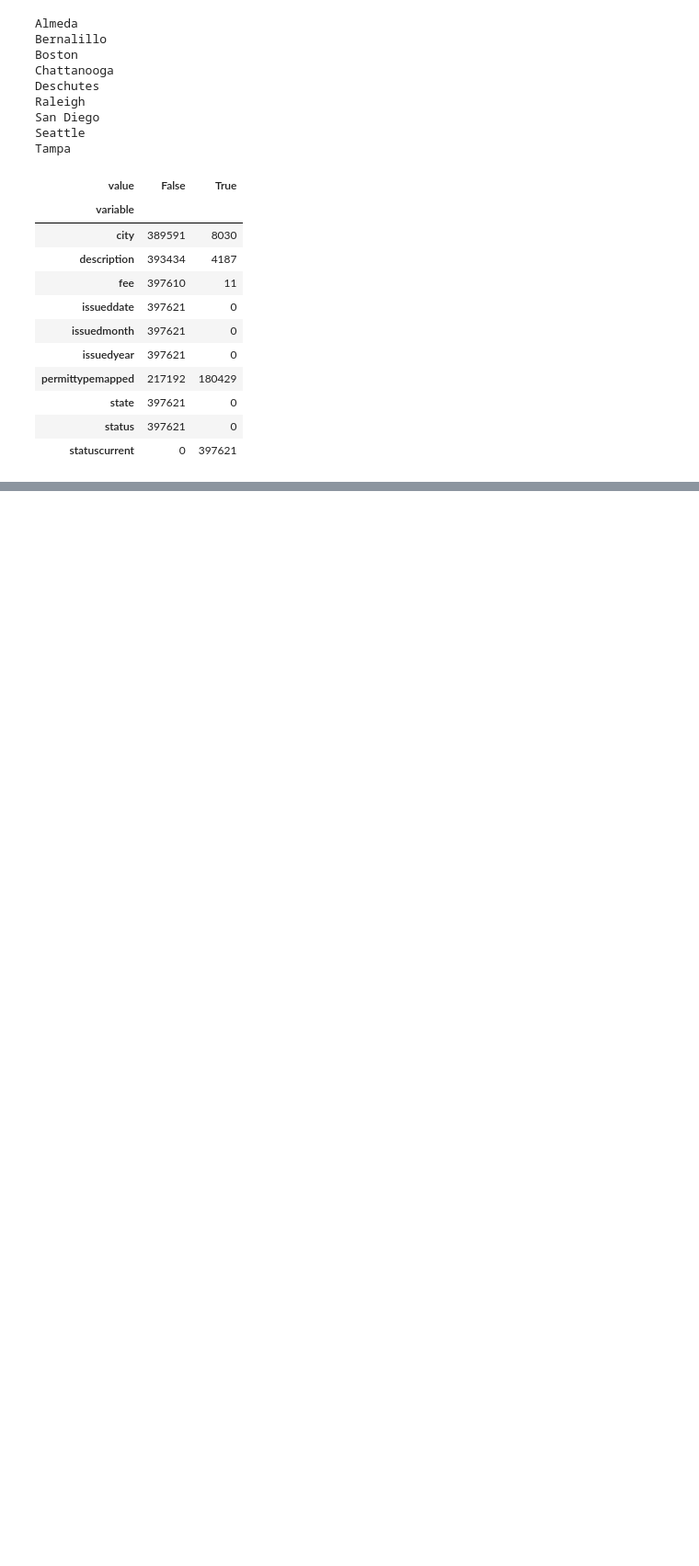
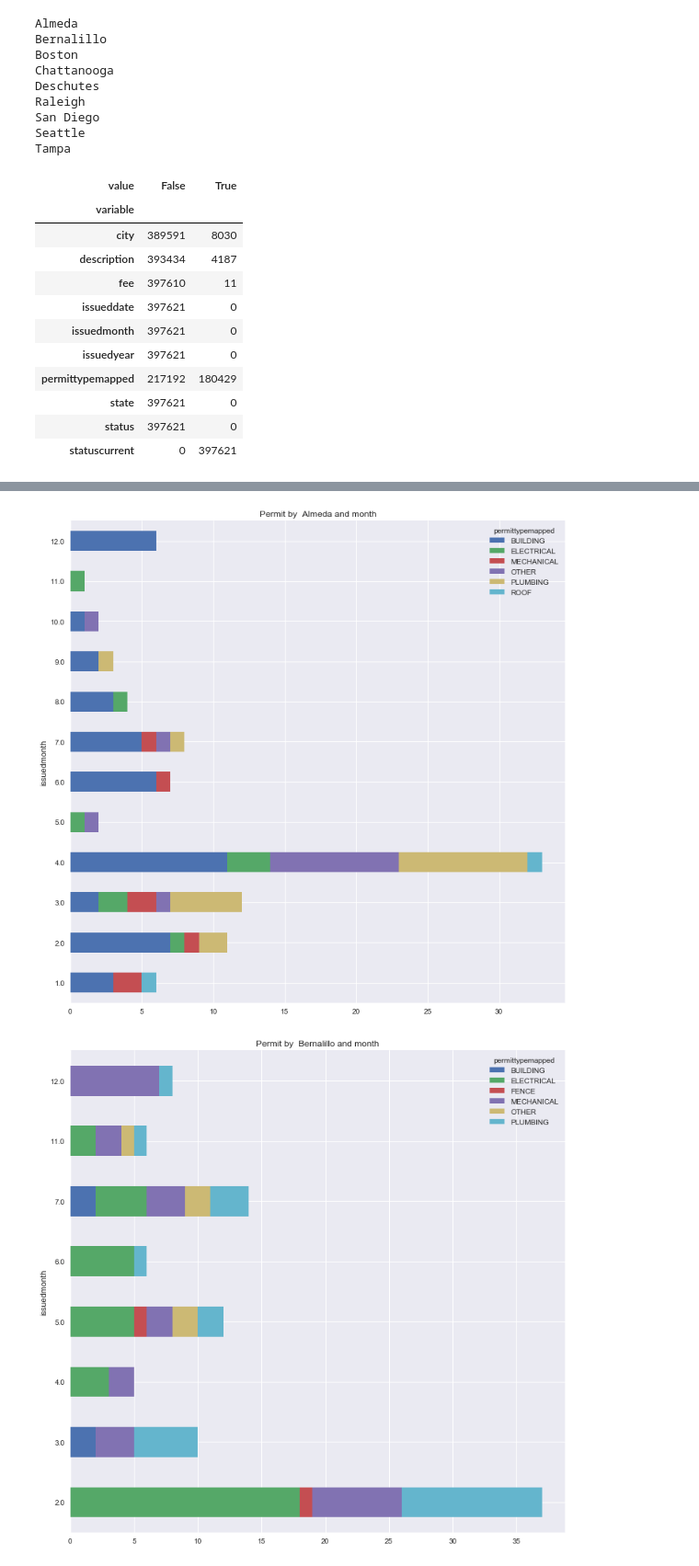
Before and after one commit to sunlightpolicy/open_data_standards_project, a Jupyter notebook: procurement.ipynb, the cells around one changed output, grey strips where cells are left out. Shown at 92% size. Saved outputs shown, nothing was run; the diff lists cells and outputs as text; code cells hidden in the pictures; blank space fills up the shorter version.

```diff
--- a/procurement.ipynb
+++ b/procurement.ipynb
@@ -661,0 +674,10 @@ permit_dfs['Almeda'].head()
+# %%
+def add_year_month_day(dict_of_dfs, date_col):
+    for jurisdiction, df in dict_of_dfs.items():
+        df['issuedyear']= df[date_col].apply(lambda x: pd.to_datetime(x).year)
+        df['issuedmonth']= df[date_col].apply(lambda x: pd.to_datetime(x).month)
+        df['issuedday']= df[date_col].apply(lambda x: pd.to_datetime(x).day)
+
+def make_barh(dict_of_dfs, month_col, item_col, pro_title):
+    for jurisdiction, df in dict_of_dfs.items():
+        pd.crosstab(df[month_col],df[item_col]).plot.barh(stacked=True, title=pro_title+' '+jurisdiction+' and month', figsize=(12,12))
@@ -661,0 +700,5 @@ permit_dfs['Almeda'].head()
+# %%
+make_barh(permit_dfs, 'issuedmonth', 'permittypemapped', 'Permit by ')
+# %% [output]
+[figure, added]
+[figure, added]
```
Also changed, not shown: parts of 9 cells of this notebook, 3 other files.
